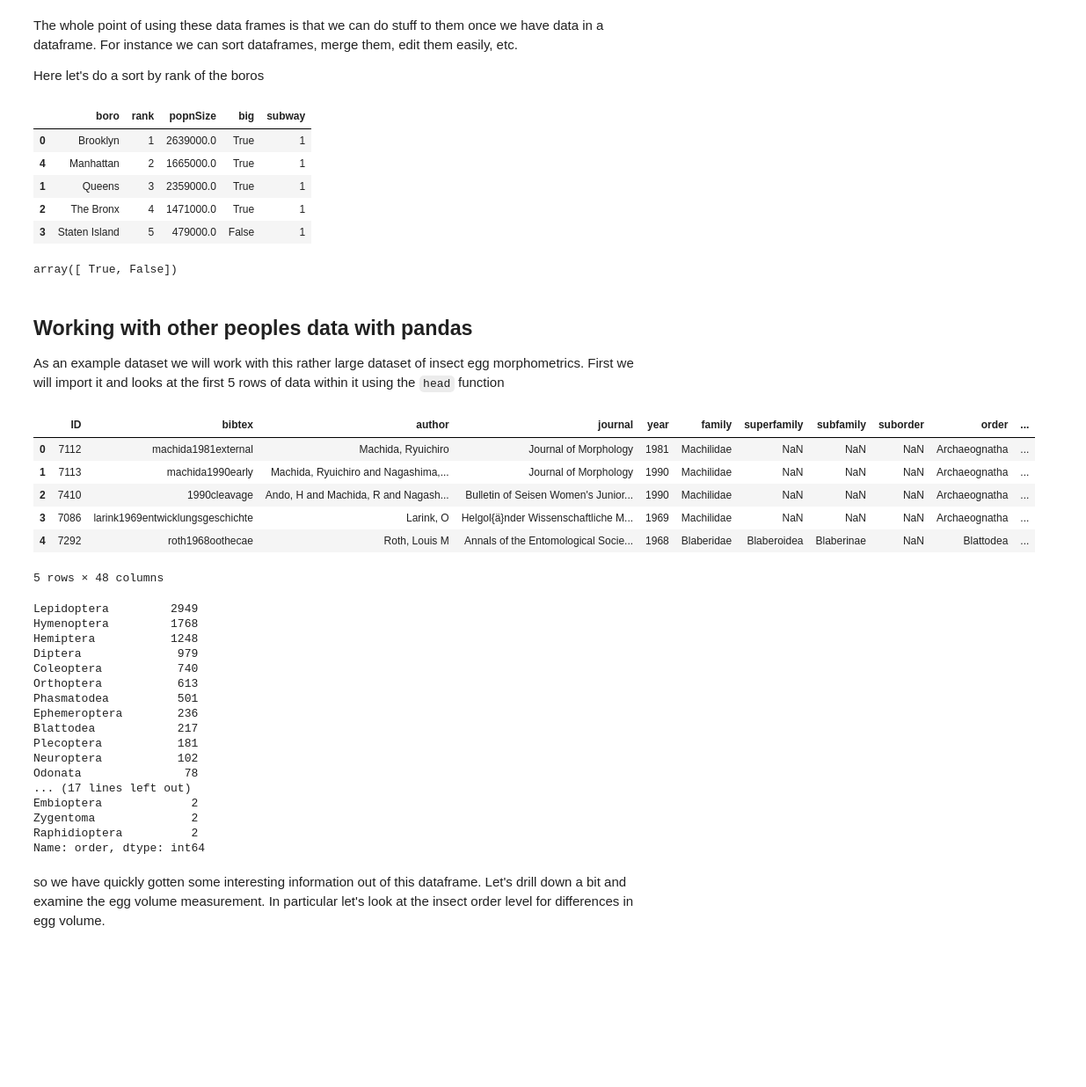
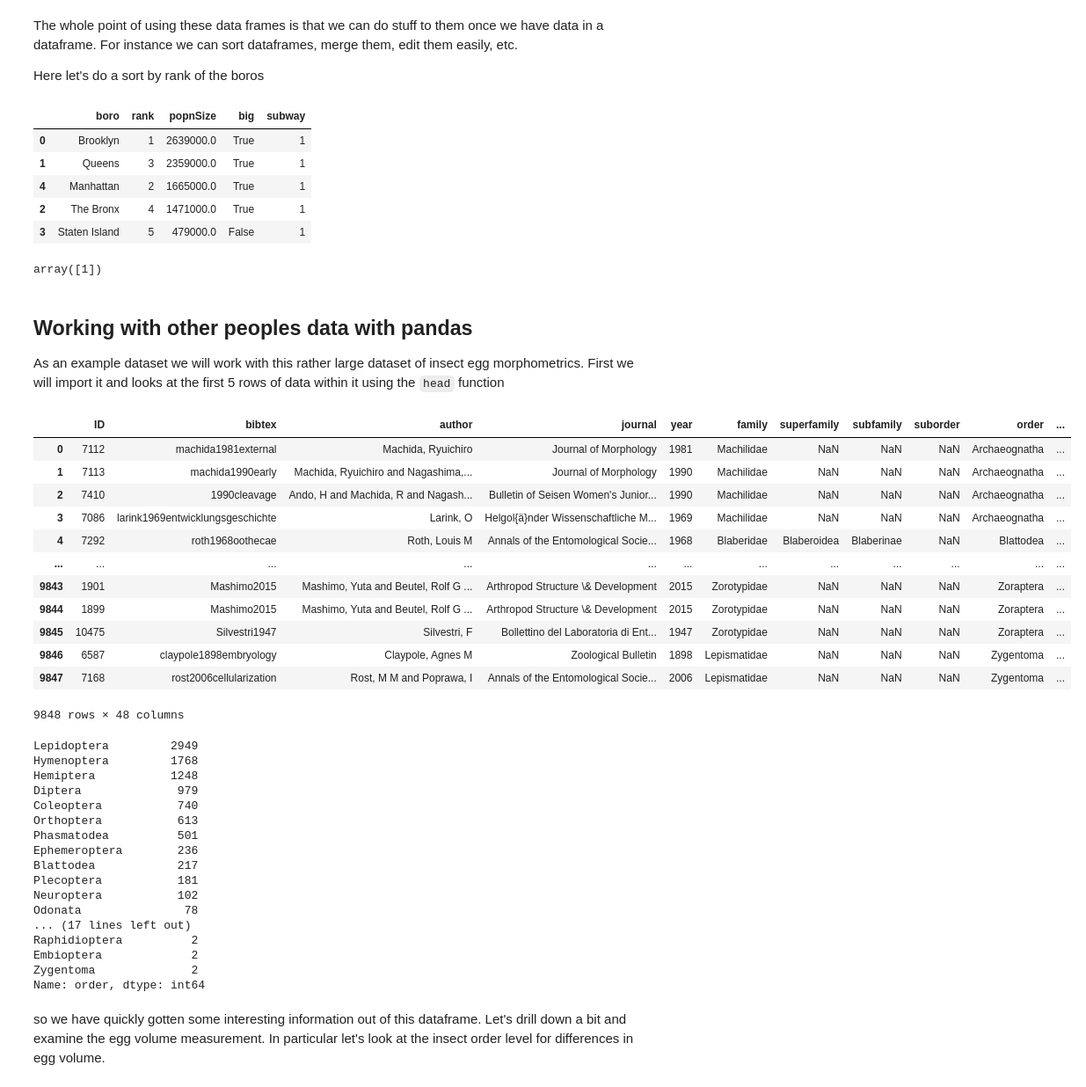
Before and after one commit to andrewkern/bio399, a Jupyter notebook: discussion/discussion2.ipynb, the cells around one changed output. Shown at 88% size. Saved outputs shown, nothing was run; the diff lists cells and outputs as text; code cells hidden in the pictures; blank space fills up the shorter version.

```diff
--- a/discussion/discussion2.ipynb
+++ b/discussion/discussion2.ipynb
@@ -125,35 +125,41 @@ The whole point of using these data frames is that we can do stuff to them once
 
 Here let's do a sort by rank of the boros
 # %%
-df_Sorted = df.sort_values(by='rank')
+df_Sorted = df.sort_values(by='popnSize', ascending=False)
 df_Sorted
 # %% [output]
 |  | boro | rank | popnSize | big | subway |
 | 0 | Brooklyn | 1 | 2639000.0 | True | 1 |
+| 1 | Queens | 3 | 2359000.0 | True | 1 |
 | 4 | Manhattan | 2 | 1665000.0 | True | 1 |
-| 1 | Queens | 3 | 2359000.0 | True | 1 |
 | 2 | The Bronx | 4 | 1471000.0 | True | 1 |
 | 3 | Staten Island | 5 | 479000.0 | False | 1 |
 # %%
-df.big.unique()
+df.subway.unique()
 # %% [output]
-array([ True, False])
+array([1])
 # %% [markdown]
 ## Working with other peoples data with pandas
 As an example dataset we will work with this rather large dataset of insect egg morphometrics. First we will import it and looks at the first 5 rows of data within it using the `head` function
 # %%
 #read dataset
-df = pd.read_csv("egg_database.tsv",sep="\t")
+df = pd.read_csv("../data/egg_database.tsv",sep="\t")
 #make a quick table of the first 5 lines
-df.head()
+df
 # %% [output]
 |  | ID | bibtex | author | journal | year | family | superfamily | subfamily | suborder | order | ... |
 | 0 | 7112 | machida1981external | Machida, Ryuichiro | Journal of Morphology | 1981 | Machilidae | NaN | NaN | NaN | Archaeognatha | ... |
 | 1 | 7113 | machida1990early | Machida, Ryuichiro and Nagashima,... | Journal of Morphology | 1990 | Machilidae | NaN | NaN | NaN | Archaeognatha | ... |
 | 2 | 7410 | 1990cleavage | Ando, H and Machida, R and Nagash... | Bulletin of Seisen Women's Junior... | 1990 | Machilidae | NaN | NaN | NaN | Archaeognatha | ... |
 | 3 | 7086 | larink1969entwicklungsgeschichte | Larink, O | Helgol{ä}nder Wissenschaftliche M... | 1969 | Machilidae | NaN | NaN | NaN | Archaeognatha | ... |
 | 4 | 7292 | roth1968oothecae | Roth, Louis M | Annals of the Entomological Socie... | 1968 | Blaberidae | Blaberoidea | Blaberinae | NaN | Blattodea | ... |
+| ... | ... | ... | ... | ... | ... | ... | ... | ... | ... | ... | ... |
+| 9843 | 1901 | Mashimo2015 | Mashimo, Yuta and Beutel, Rolf G ... | Arthropod Structure \& Development | 2015 | Zorotypidae | NaN | NaN | NaN | Zoraptera | ... |
+| 9844 | 1899 | Mashimo2015 | Mashimo, Yuta and Beutel, Rolf G ... | Arthropod Structure \& Development | 2015 | Zorotypidae | NaN | NaN | NaN | Zoraptera | ... |
+| 9845 | 10475 | Silvestri1947 | Silvestri, F | Bollettino del Laboratoria di Ent... | 1947 | Zorotypidae | NaN | NaN | NaN | Zoraptera | ... |
+| 9846 | 6587 | claypole1898embryology | Claypole, Agnes M | Zoological Bulletin | 1898 | Lepismatidae | NaN | NaN | NaN | Zygentoma | ... |
+| 9847 | 7168 | rost2006cellularization | Rost, M M and Poprawa, I | Annals of the Entomological Socie... | 2006 | Lepismatidae | NaN | NaN | NaN | Zygentoma | ... |
-5 rows × 48 columns
+9848 rows × 48 columns
 # %%
 #lets look at the list of column names
 #print("column names:")
@@ -177,9 +183,9 @@ Plecoptera           181
 Neuroptera           102
 Odonata               78
 ... (17 lines left out)
+Raphidioptera          2
 Embioptera             2
 Zygentoma              2
-Raphidioptera          2
 Name: order, dtype: int64
 # %% [markdown]
 so we have quickly gotten some interesting information out of this dataframe. Let's drill down a bit and examine the egg volume measurement. In particular let's look at the insect order level for differences in egg volume.
```
Also changed, not shown: parts of 1 cell of this notebook, 4 other files.
